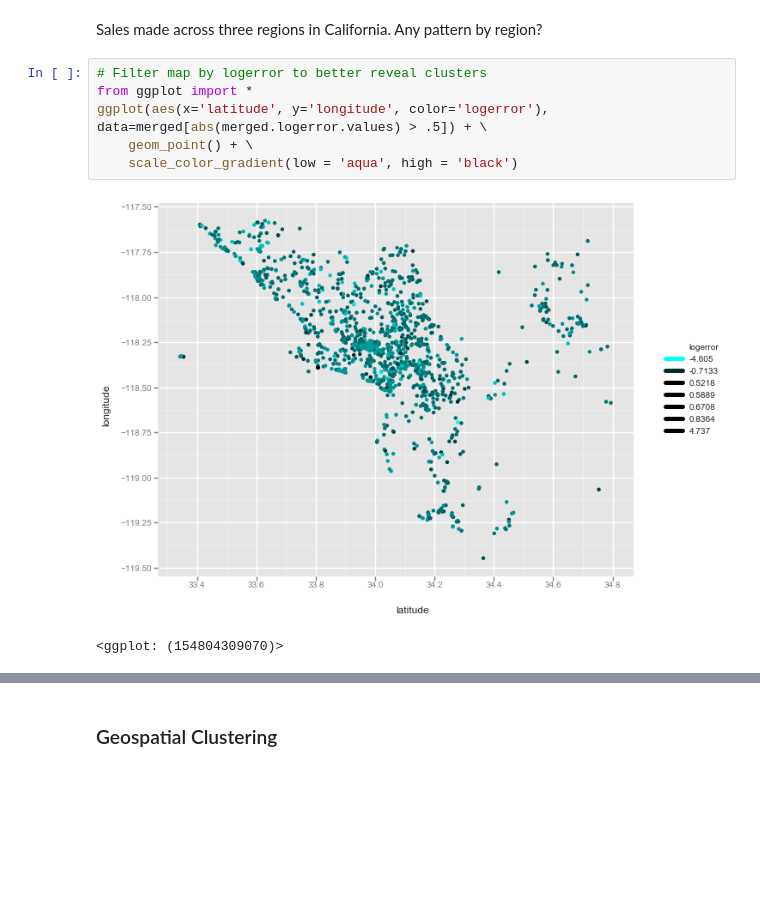
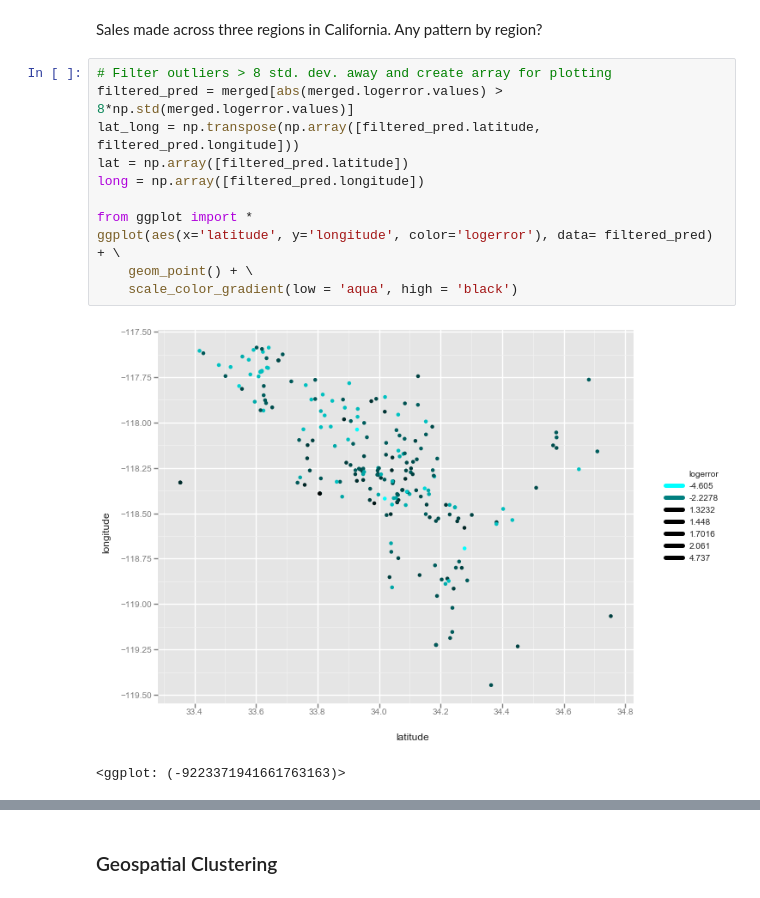
Before and after one commit to hyohong/Learning_AnalyticsFellow, a Jupyter notebook: Predicting_Home_Prices_for_Zillow.ipynb, the cells around one changed output, grey strips where cells are left out. Saved outputs shown, nothing was run; the diff lists cells and outputs as text; blank space fills up the shorter version.

```diff
--- a/Predicting_Home_Prices_for_Zillow.ipynb
+++ b/Predicting_Home_Prices_for_Zillow.ipynb
@@ -125,12 +239,17 @@ plt.show()
 [figure]
 # %% [markdown]
 Sales made across three regions in California. Any pattern by region?
-# %%
-# Filter map by logerror to better reveal clusters
-from ggplot import *
-ggplot(aes(x='latitude', y='longitude', color='logerror'), data=merged[abs(merged.logerror.values) > .5]) + \
-    geom_point() + \
-    scale_color_gradient(low = 'aqua', high = 'black')
-# %% [output]
-[figure, removed]
-<ggplot: (154804309070)>
+# %%
+# Filter outliers > 8 std. dev. away and create array for plotting
+filtered_pred = merged[abs(merged.logerror.values) > 8*np.std(merged.logerror.values)]
+lat_long = np.transpose(np.array([filtered_pred.latitude, filtered_pred.longitude]))
+lat = np.array([filtered_pred.latitude])
+long = np.array([filtered_pred.longitude])
+
+from ggplot import *
+ggplot(aes(x='latitude', y='longitude', color='logerror'), data= filtered_pred) + \
+    geom_point() + \
+    scale_color_gradient(low = 'aqua', high = 'black')
+# %% [output]
+[figure, added]
+<ggplot: (-9223371941661763163)>
```
Also changed, not shown: parts of 91 cells of this notebook.
